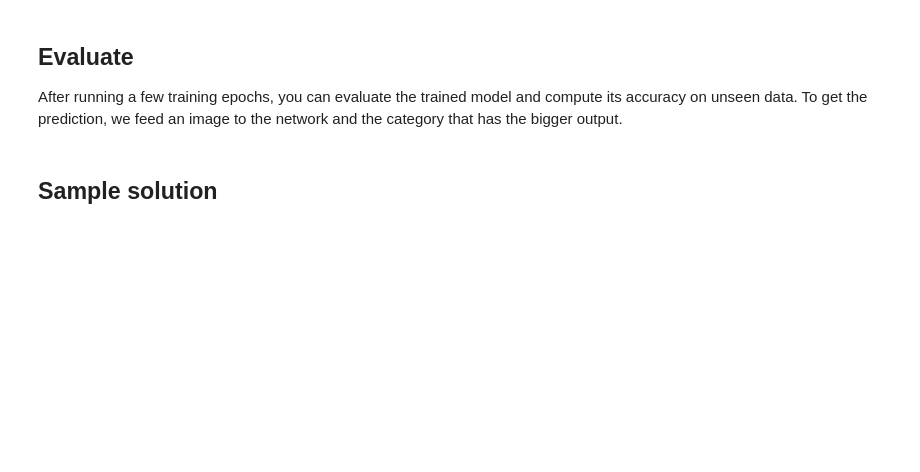
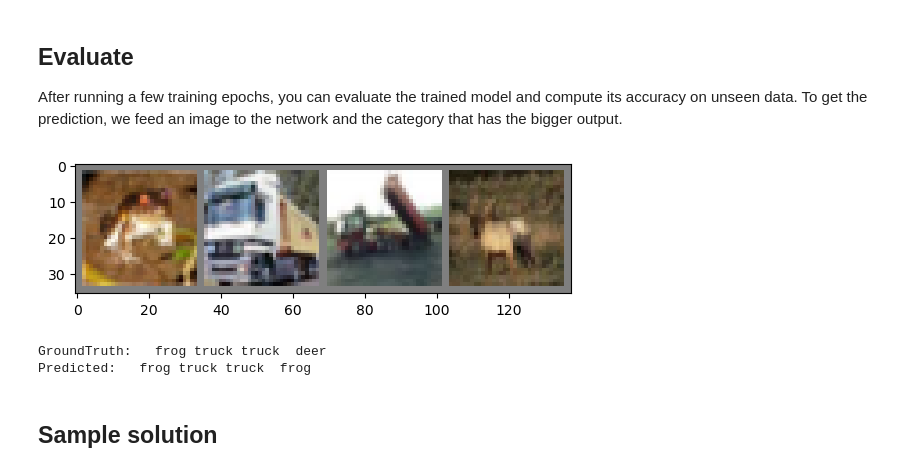
Before and after one commit to kaushikacharya/course_programming_assignment, a Jupyter notebook: Introduction_to_Deep_Learning_and_Neural_Networks/code/train_answer.ipynb, the cells around one changed output. Drawn from its saved outputs; the diff is of its cells as text; code cells hidden in the pictures; blank space fills up the shorter version.

```diff
--- a/Introduction_to_Deep_Learning_and_Neural_Networks/code/train_answer.ipynb
+++ b/Introduction_to_Deep_Learning_and_Neural_Networks/code/train_answer.ipynb
@@ -135,21 +170,26 @@ After running a few training epochs, you can evaluate the trained model and comp
 # %%
 def evaluate():
     dataiter = iter(load_data())
-    images, labels = dataiter.next()
+    # images, labels = dataiter.next()
+    images, labels = next(dataiter)
 
     # print images
     show_image(utils.make_grid(images))
     print('GroundTruth: ', ' '.join('%5s' % classes[labels[j]] for j in range(4)))
 
     images = images.view(images.size(0), -1)
     outputs = model(images)
 
     _, predicted = torch.max(outputs, 1)
 
     print('Predicted: ', ' '.join('%5s' % classes[predicted[j]]
                               for j in range(4)))
 
 evaluate()
+# %% [output]
+[figure, added]
+GroundTruth:   frog truck truck  deer
+Predicted:   frog truck truck  frog
 # %% [markdown]
 ## Sample solution
 # %%
```
Also changed, not shown: parts of 7 cells of this notebook.
